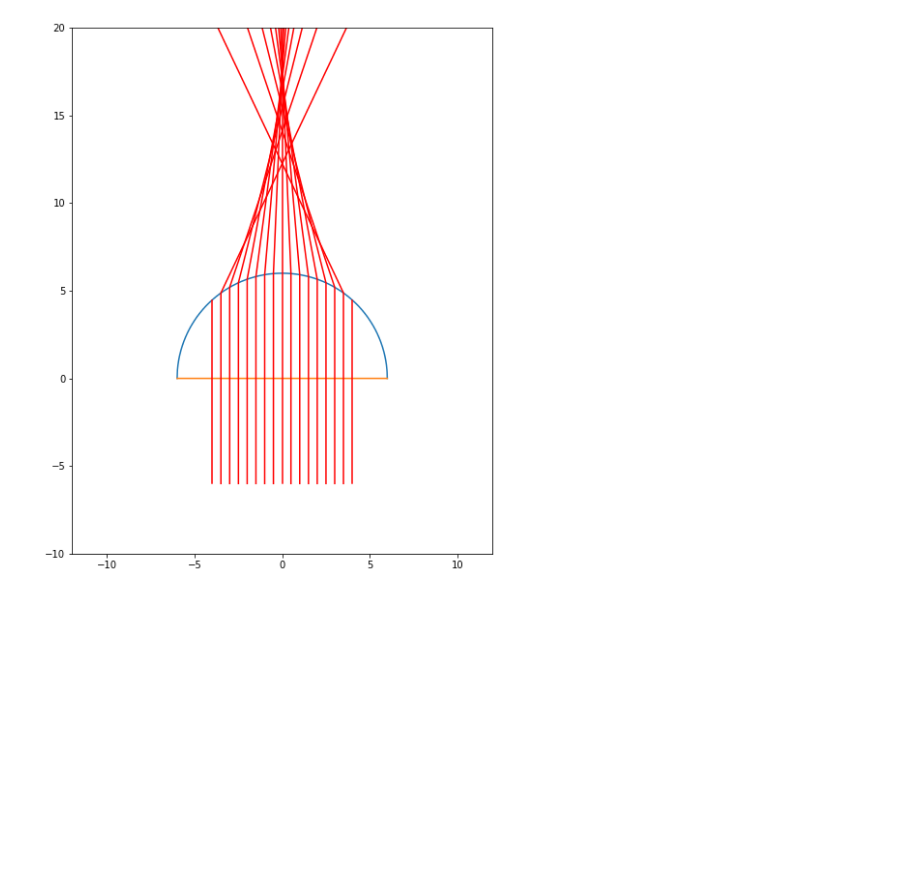
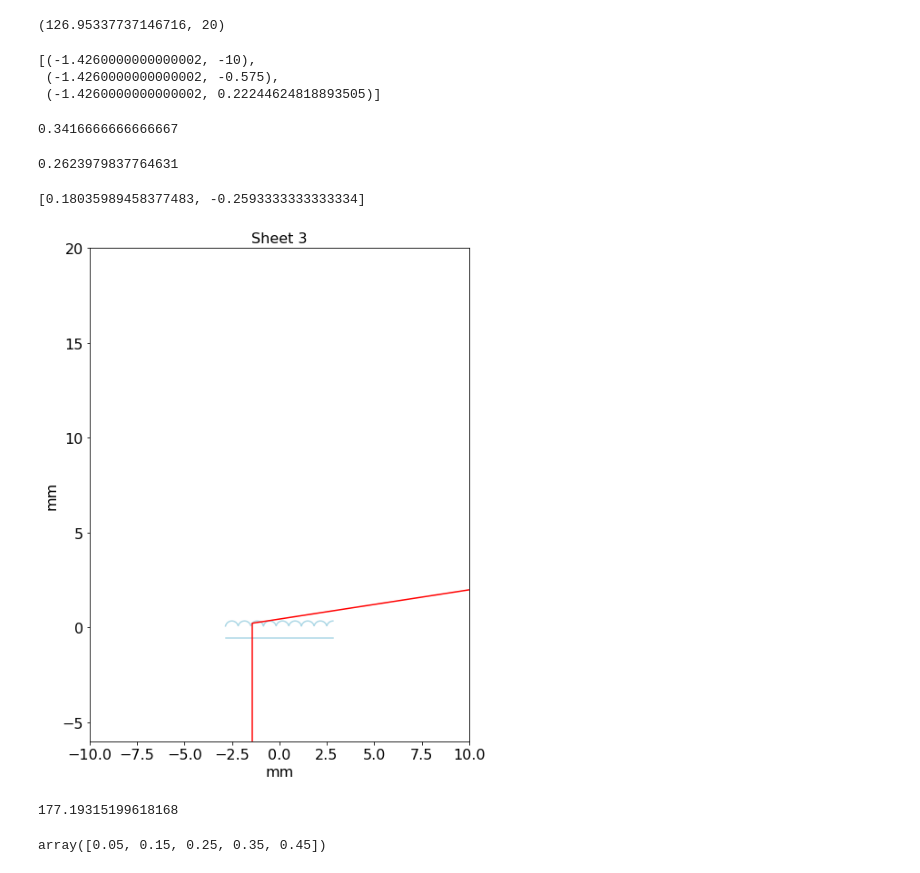
Before and after one commit to MartinRobomaze/IYPT-17-Invisibility, a Jupyter notebook: notebooks/lenticular_lens_simulation.ipynb, the cells around one changed output. Drawn from its saved outputs; the diff is of its cells as text; code cells hidden in the pictures; blank space fills up the shorter version.

```diff
--- a/notebooks/lenticular_lens_simulation.ipynb
+++ b/notebooks/lenticular_lens_simulation.ipynb
@@ -181,4 +279,8 @@ rays = [Ray(x, -r) for x in np.arange(-4, 4.1, 0.5)]
+# %%
+rays = [rays[4]]
 # %%
-for ray in rays:
-    ray = trace_ray(ray, objects, 1.5, 20)
+for i, ray in enumerate(rays):
+    print('ray', i)
+    ray = trace_ray(ray, objects, 1.489, 20)
+    print('done')
 # %% [output]
@@ -248,0 +295,22 @@ rays[0].points
+# %%
+rays[0].points.pop()
+# %% [output]
+(126.95337737146716, 20)
+# %%
+rays[0].x = rays[0].points[-1][0]
+rays[0].y = rays[0].points[-1][1]
+# %%
+rays[0].points
+# %% [output]
+[(-1.4260000000000002, -10),
+ (-1.4260000000000002, -0.575),
+ (-1.4260000000000002, 0.22244624818893505)]
+# %%
+objects[2].r
+# %% [output]
+0.3416666666666667
+# %%
+objects[2].collides_with(rays[0].x, rays[0].y, rays[0].slope)
+# %% [output]
+0.2623979837764631
+[0.18035989458377483, -0.2593333333333334]
@@ -249,18 +320,35 @@ rays[0].points
 # %%
 fig, ax = plt.subplots()
 
-x_vals = np.arange(-r, r+0.01, 0.01)
-ax.plot(x_vals, circ_1.y_coords(x_vals))
-ax.plot(x_vals, line_1.y_coords(x_vals))
+x_vals = np.arange(-length/2 - end_chord/2, length/2 + end_chord/2, 0.01)
+y_coords = []
 
-for ray in rays:
+obj_idx = 0
+
+for x in x_vals:
+    try:
+        y_coords.append(objects[obj_idx].y_coords(x))
+    except ValueError:
+        obj_idx += 1
+        y_coords.append(objects[obj_idx].y_coords(x))
+
+ax.plot(x_vals, y_coords, color='lightblue')
+ax.plot(x_vals, objects[-1].y_coords(x_vals), color='lightblue')
+
+for i, ray in enumerate(rays):
     ray_points = np.array(ray.points).swapaxes(0, 1)
-    ax.plot(ray_points[0], ray_points[1], color='red')
+    if i == 4:
+        ax.plot(ray_points[0], ray_points[1], color='green')
+    else:
+        ax.plot(ray_points[0], ray_points[1], color='red')
 
-plt.xlim(-r*2, r*2)
-plt.ylim(-10, 20)
+plt.ylim(-6, 20)
+plt.xlim(-10, 10)
+plt.xlabel('mm')
+plt.ylabel('mm')
 ax.set_aspect(1)
+ax.set_title('Sheet 3')
 fig.set_size_inches(10, 10)
 plt.show()
 # %% [output]
-[figure, old version]
+[figure, new version]
@@ -266,0 +367,8 @@ plt.show()
+# %%
+np.max(angles) * 2 * 180 / math.pi
+# %% [output]
+177.19315199618168
+# %%
+h_ls
+# %% [output]
+array([0.05, 0.15, 0.25, 0.35, 0.45])
```
Also changed, not shown: parts of 21 cells of this notebook, 21 other files.
